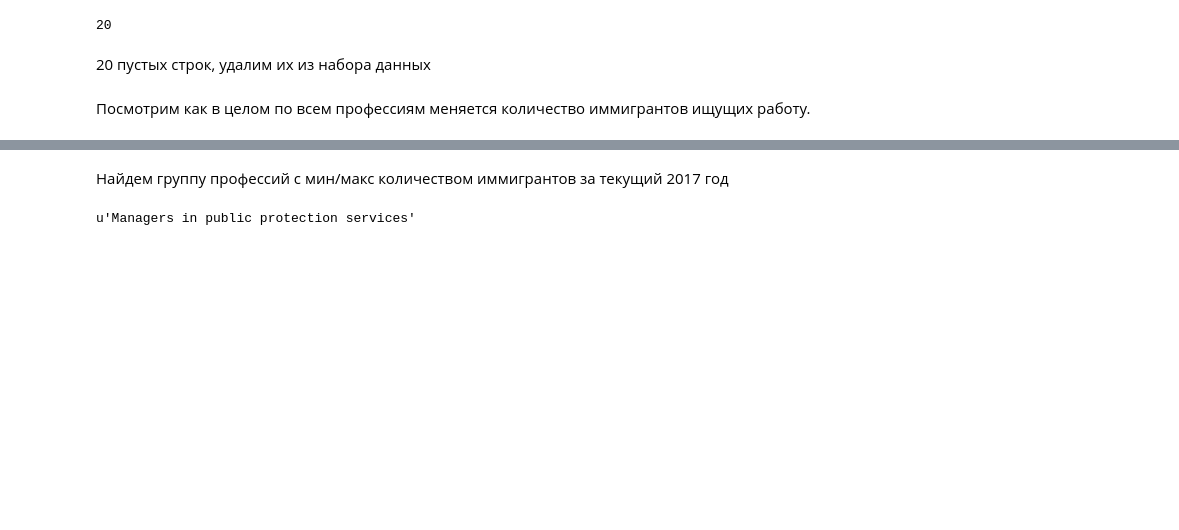
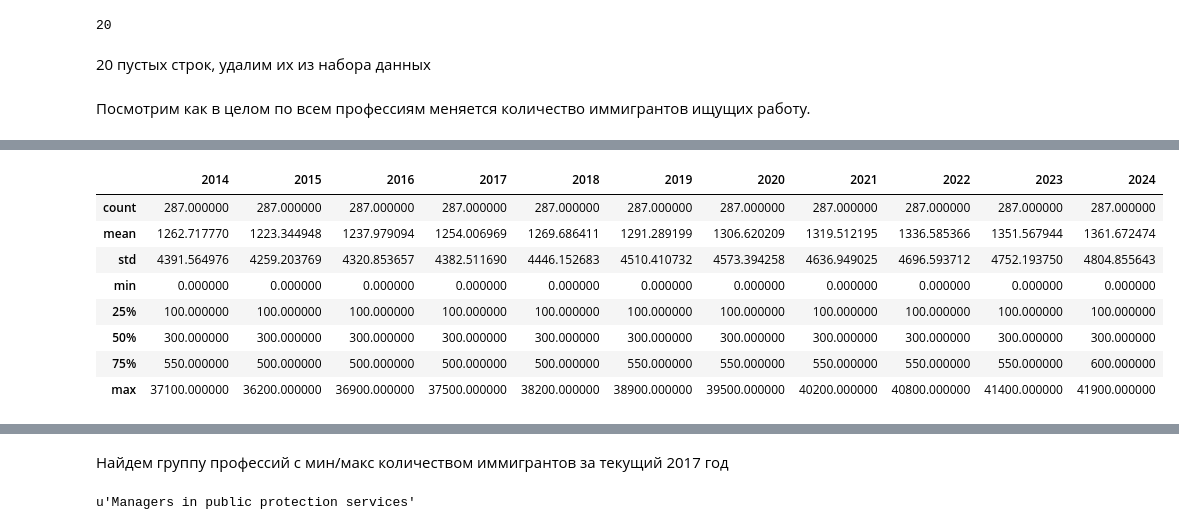
Before and after one commit to livestalker-archive/python-17, a Jupyter notebook: hw8/hw8.ipynb, the cells around one changed output, grey strips where cells are left out. Cells and saved outputs as stored; diff of their text form; code cells hidden in the pictures; blank space fills up the shorter version.

```diff
--- a/hw8/hw8.ipynb
+++ b/hw8/hw8.ipynb
@@ -97,0 +98,12 @@ data.iloc[0].plot(kind='bar')
+# %%
+data.iloc[1:].describe()
+# %% [output]
+|  | 2014 | 2015 | 2016 | 2017 | 2018 | 2019 | 2020 | 2021 | 2022 | 2023 | 2024 |
+| count | 287.000000 | 287.000000 | 287.000000 | 287.000000 | 287.000000 | 287.000000 | 287.000000 | 287.000000 | 287.000000 | 287.000000 | 287.000000 |
+| mean | 1262.717770 | 1223.344948 | 1237.979094 | 1254.006969 | 1269.686411 | 1291.289199 | 1306.620209 | 1319.512195 | 1336.585366 | 1351.567944 | 1361.672474 |
+| std | 4391.564976 | 4259.203769 | 4320.853657 | 4382.511690 | 4446.152683 | 4510.410732 | 4573.394258 | 4636.949025 | 4696.593712 | 4752.193750 | 4804.855643 |
+| min | 0.000000 | 0.000000 | 0.000000 | 0.000000 | 0.000000 | 0.000000 | 0.000000 | 0.000000 | 0.000000 | 0.000000 | 0.000000 |
+| 25% | 100.000000 | 100.000000 | 100.000000 | 100.000000 | 100.000000 | 100.000000 | 100.000000 | 100.000000 | 100.000000 | 100.000000 | 100.000000 |
+| 50% | 300.000000 | 300.000000 | 300.000000 | 300.000000 | 300.000000 | 300.000000 | 300.000000 | 300.000000 | 300.000000 | 300.000000 | 300.000000 |
+| 75% | 550.000000 | 500.000000 | 500.000000 | 500.000000 | 500.000000 | 550.000000 | 550.000000 | 550.000000 | 550.000000 | 550.000000 | 600.000000 |
+| max | 37100.000000 | 36200.000000 | 36900.000000 | 37500.000000 | 38200.000000 | 38900.000000 | 39500.000000 | 40200.000000 | 40800.000000 | 41400.000000 | 41900.000000 |
```
Also changed, not shown: parts of 8 cells of this notebook.
